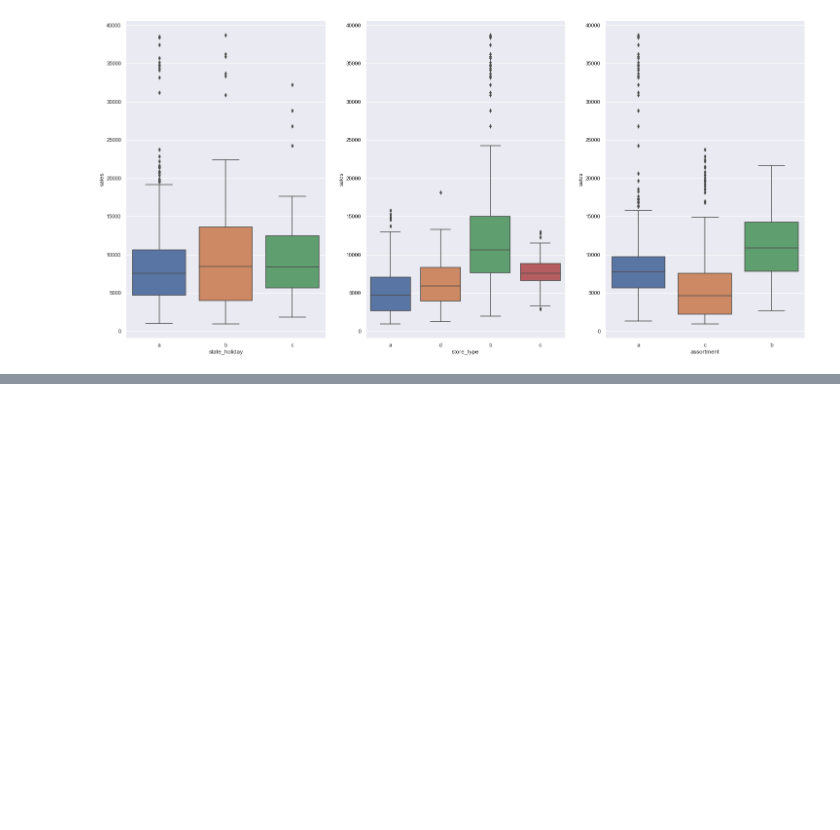
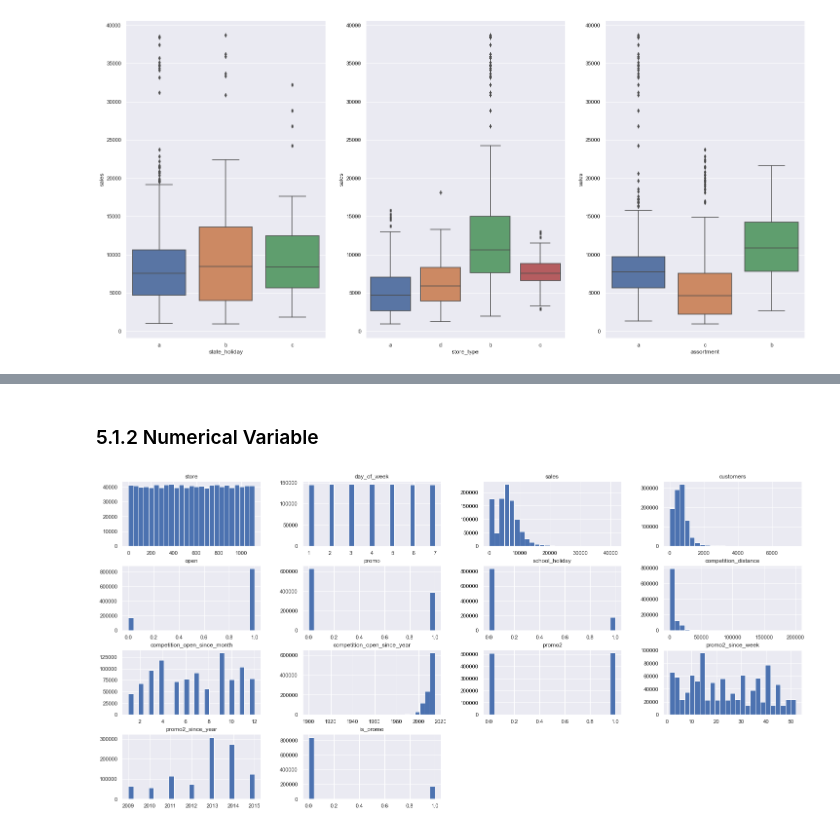
Before and after one commit to afsvieira/rossmann-store-sales, a Jupyter notebook: store_sales_prediction.ipynb, the cells around one changed output, grey strips where cells are left out. Saved outputs shown, nothing was run; the diff lists cells and outputs as text; code cells hidden in the pictures; blank space fills up the shorter version.

```diff
--- a/store_sales_prediction.ipynb
+++ b/store_sales_prediction.ipynb
@@ -481,0 +514,6 @@ Index(['store', 'day_of_week', 'date', 'sales', 'promo', 'state_holiday',
+# %% [markdown]
+### 5.1.2 Numerical Variable
+# %%
+num_attributes.hist(bins=25);
+# %% [output]
+[figure, added]
```
Also changed, not shown: parts of 87 cells of this notebook.
